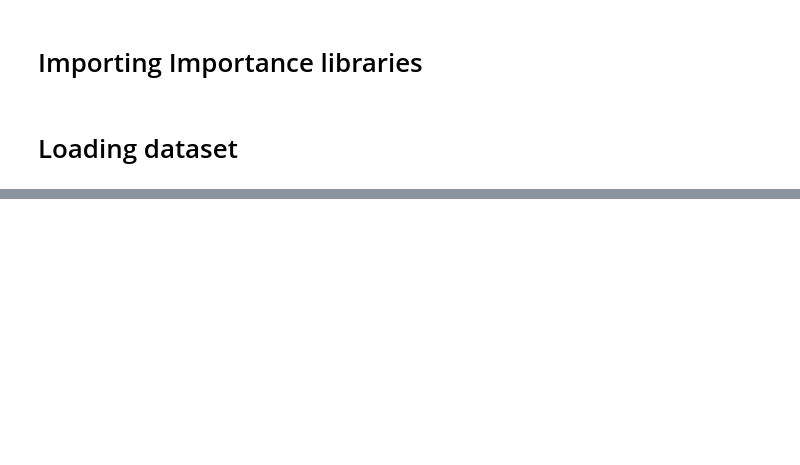
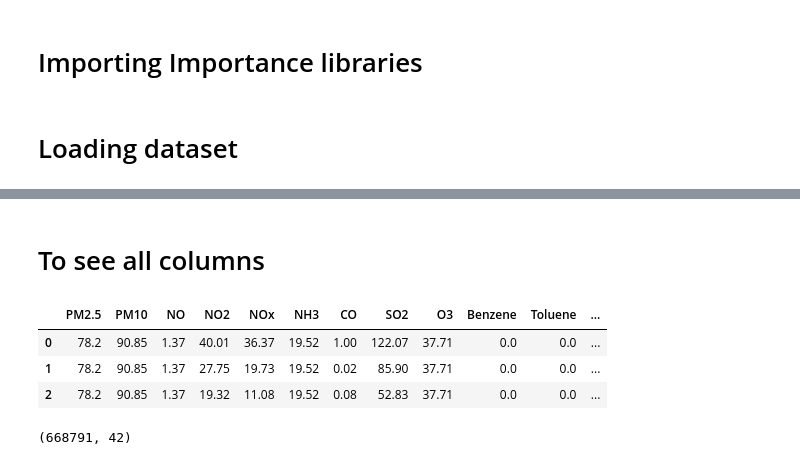
Before and after one commit to Naresh-Dhimal/Air_Quality_Bucket_Classification, a Jupyter notebook: src/model/train_split.ipynb, the cells around one changed output, grey strips where cells are left out. Drawn from its saved outputs; the diff is of its cells as text; code cells hidden in the pictures; blank space fills up the shorter version.

```diff
--- a/src/model/train_split.ipynb
+++ b/src/model/train_split.ipynb
@@ -15,0 +25,14 @@ FileNotFoundError: [Errno 2] No such file or directory: 'data/clean_Aqi_dataset.
+# %% [markdown]
+# To see all columns
+# %%
+pd.set_option('display.max_columns', 42)
+df.head(3)
+# %% [output]
+|  | PM2.5 | PM10 | NO | NO2 | NOx | NH3 | CO | SO2 | O3 | Benzene | Toluene | ... |
+| 0 | 78.2 | 90.85 | 1.37 | 40.01 | 36.37 | 19.52 | 1.00 | 122.07 | 37.71 | 0.0 | 0.0 | ... |
+| 1 | 78.2 | 90.85 | 1.37 | 27.75 | 19.73 | 19.52 | 0.02 | 85.90 | 37.71 | 0.0 | 0.0 | ... |
+| 2 | 78.2 | 90.85 | 1.37 | 19.32 | 11.08 | 19.52 | 0.08 | 52.83 | 37.71 | 0.0 | 0.0 | ... |
+# %%
+df.shape
+# %% [output]
+(668791, 42)
```
Also changed, not shown: parts of 22 cells of this notebook, 2 other files.
